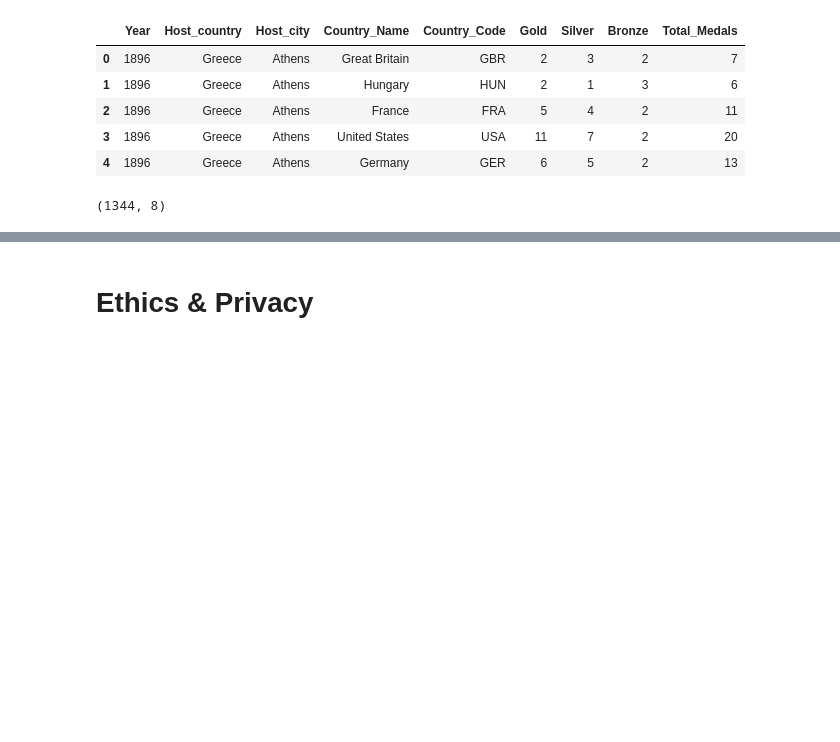
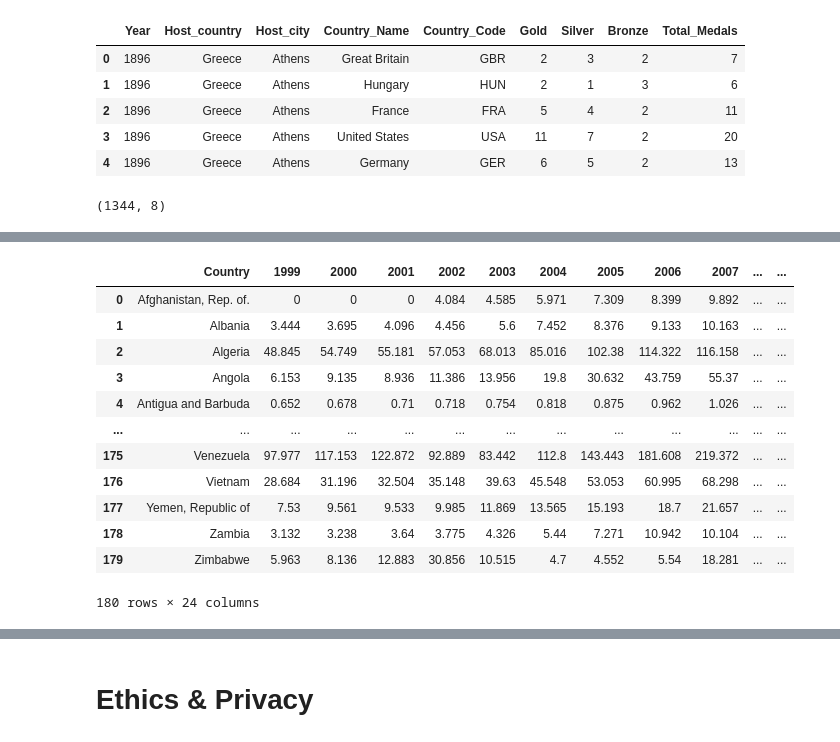
Before and after one commit to levsah/Olympinomics, a Jupyter notebook: DataCheckpoint_Group103-FA24.ipynb, the cells around one changed output, grey strips where cells are left out. Drawn from its saved outputs; the diff is of its cells as text; code cells hidden in the pictures; blank space fills up the shorter version.

```diff
--- a/DataCheckpoint_Group103-FA24.ipynb
+++ b/DataCheckpoint_Group103-FA24.ipynb
@@ -225,0 +268,3 @@ medals.shape
+# %%
+hist_gdps = pd.read_csv('GDPs99-22.csv')
+hist_gdps.isna().all()
@@ -225,0 +289,16 @@ medals.shape
+# %%
+hist_gdps
+# %% [output]
+|  | Country | 1999 | 2000 | 2001 | 2002 | 2003 | 2004 | 2005 | 2006 | 2007 | ... | ... |
+| 0 | Afghanistan, Rep. of. | 0 | 0 | 0 | 4.084 | 4.585 | 5.971 | 7.309 | 8.399 | 9.892 | ... | ... |
+| 1 | Albania | 3.444 | 3.695 | 4.096 | 4.456 | 5.6 | 7.452 | 8.376 | 9.133 | 10.163 | ... | ... |
+| 2 | Algeria | 48.845 | 54.749 | 55.181 | 57.053 | 68.013 | 85.016 | 102.38 | 114.322 | 116.158 | ... | ... |
+| 3 | Angola | 6.153 | 9.135 | 8.936 | 11.386 | 13.956 | 19.8 | 30.632 | 43.759 | 55.37 | ... | ... |
+| 4 | Antigua and Barbuda | 0.652 | 0.678 | 0.71 | 0.718 | 0.754 | 0.818 | 0.875 | 0.962 | 1.026 | ... | ... |
+| ... | ... | ... | ... | ... | ... | ... | ... | ... | ... | ... | ... | ... |
+| 175 | Venezuela | 97.977 | 117.153 | 122.872 | 92.889 | 83.442 | 112.8 | 143.443 | 181.608 | 219.372 | ... | ... |
+| 176 | Vietnam | 28.684 | 31.196 | 32.504 | 35.148 | 39.63 | 45.548 | 53.053 | 60.995 | 68.298 | ... | ... |
+| 177 | Yemen, Republic of | 7.53 | 9.561 | 9.533 | 9.985 | 11.869 | 13.565 | 15.193 | 18.7 | 21.657 | ... | ... |
+| 178 | Zambia | 3.132 | 3.238 | 3.64 | 3.775 | 4.326 | 5.44 | 7.271 | 10.942 | 10.104 | ... | ... |
+| 179 | Zimbabwe | 5.963 | 8.136 | 12.883 | 30.856 | 10.515 | 4.7 | 4.552 | 5.54 | 18.281 | ... | ... |
+180 rows × 24 columns
```
Also changed, not shown: parts of 32 cells of this notebook.
